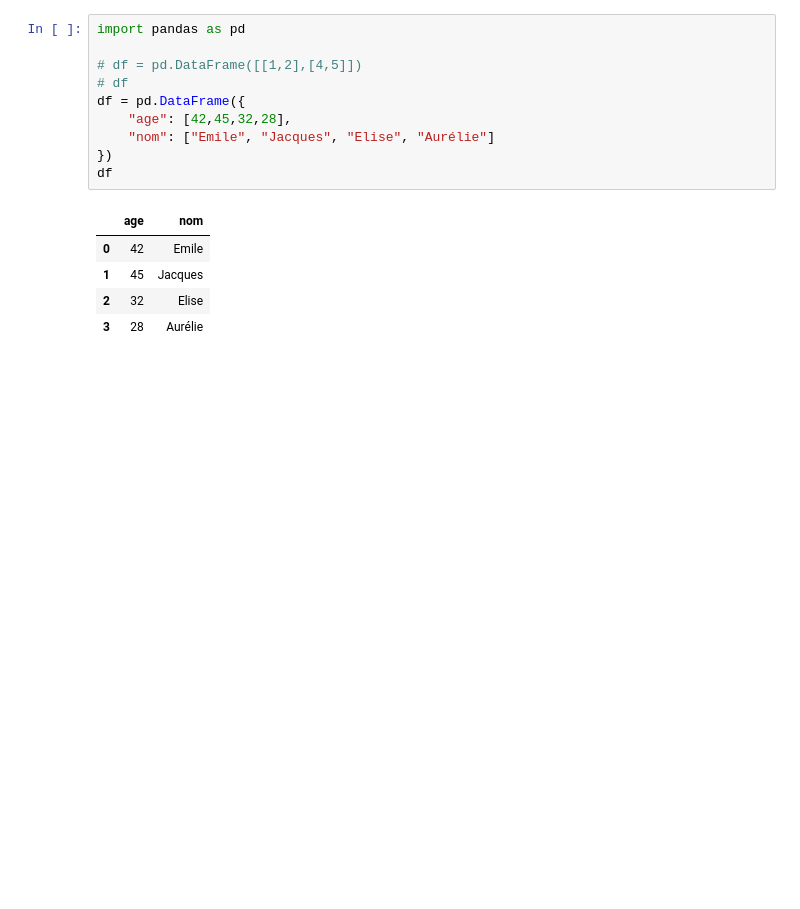
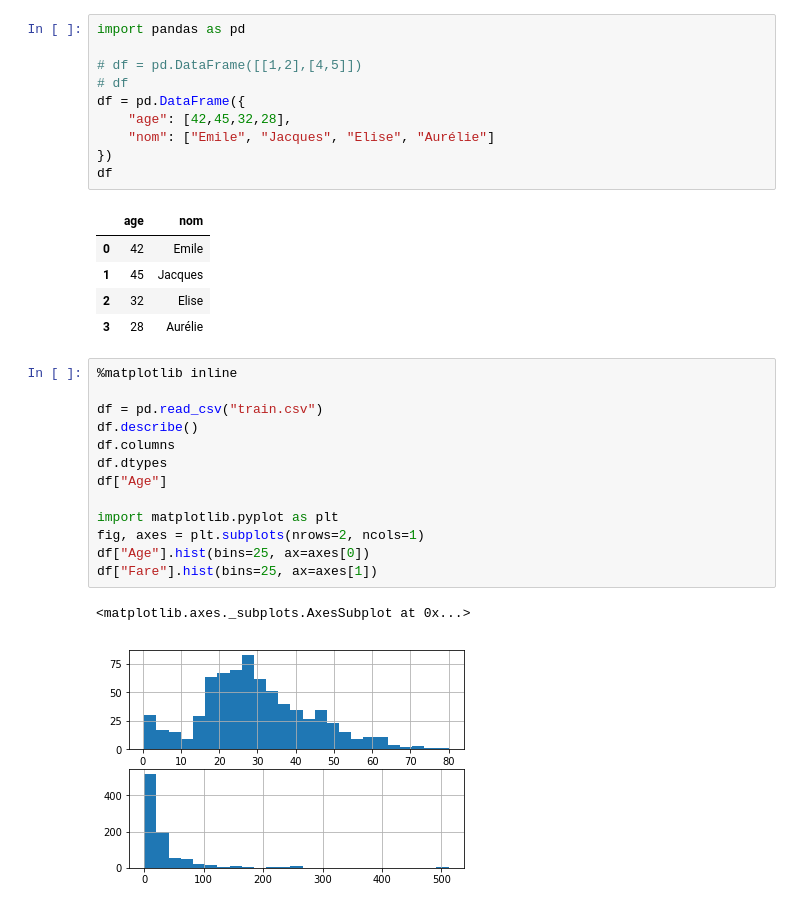
Before and after one commit to komi24/nantes071019, a Jupyter notebook: data.ipynb, the cells around one changed output. Saved outputs shown, nothing was run; the diff lists cells and outputs as text; blank space fills up the shorter version.

```diff
--- a/data.ipynb
+++ b/data.ipynb
@@ -41,3 +41,19 @@ df
 | 1 | 45 | Jacques |
 | 2 | 32 | Elise |
 | 3 | 28 | Aurélie |
+# %%
+%matplotlib inline
+
+df = pd.read_csv("train.csv")
+df.describe()
+df.columns
+df.dtypes
+df["Age"]
+
+import matplotlib.pyplot as plt
+fig, axes = plt.subplots(nrows=2, ncols=1)
+df["Age"].hist(bins=25, ax=axes[0])
+df["Fare"].hist(bins=25, ax=axes[1])
+# %% [output]
+<matplotlib.axes._subplots.AxesSubplot at 0x...>
+[figure, added]
```
Also changed, not shown: parts of 9 cells of this notebook.
